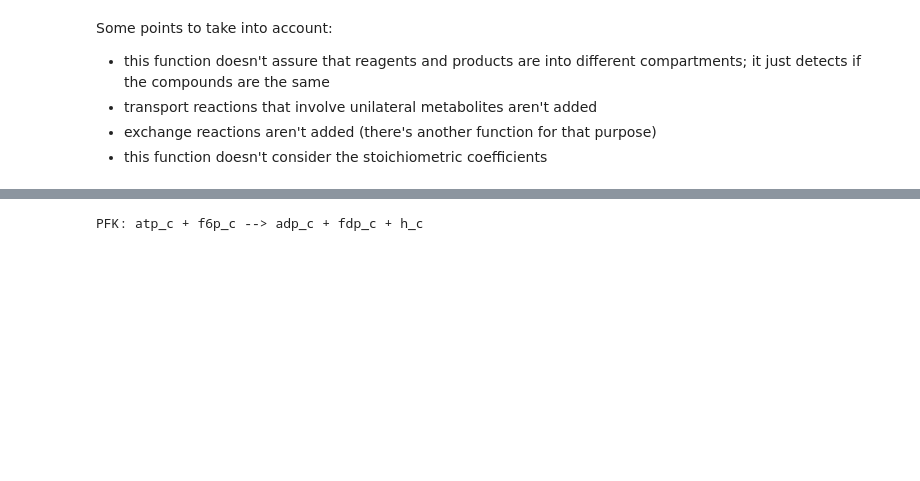
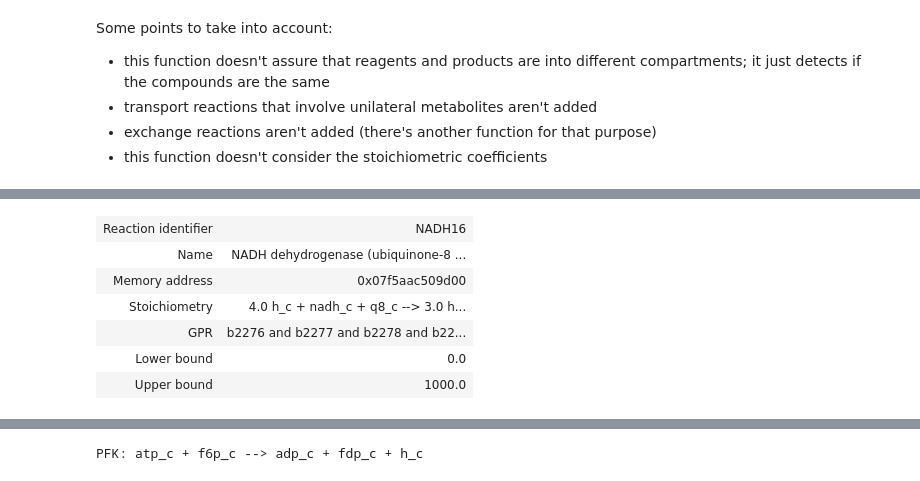
Before and after one commit to fcomnozz/GALLANT_gapfilling, a Jupyter notebook: gapfilling/transport_test.ipynb, the cells around one changed output, grey strips where cells are left out. Cells and saved outputs as stored; diff of their text form; code cells hidden in the pictures; blank space fills up the shorter version.

```diff
--- a/gapfilling/transport_test.ipynb
+++ b/gapfilling/transport_test.ipynb
@@ -171,0 +140,10 @@ Some points to take into account:
+# %%
+x.reactions.NADH16
+# %% [output]
+| Reaction identifier | NADH16 |
+| Name | NADH dehydrogenase (ubiquinone-8 ... |
+| Memory address | 0x07f5aac509d00 |
+| Stoichiometry | 4.0 h_c + nadh_c + q8_c --> 3.0 h... |
+| GPR | b2276 and b2277 and b2278 and b22... |
+| Lower bound | 0.0 |
+| Upper bound | 1000.0 |
```
Also changed, not shown: parts of 37 cells of this notebook.
